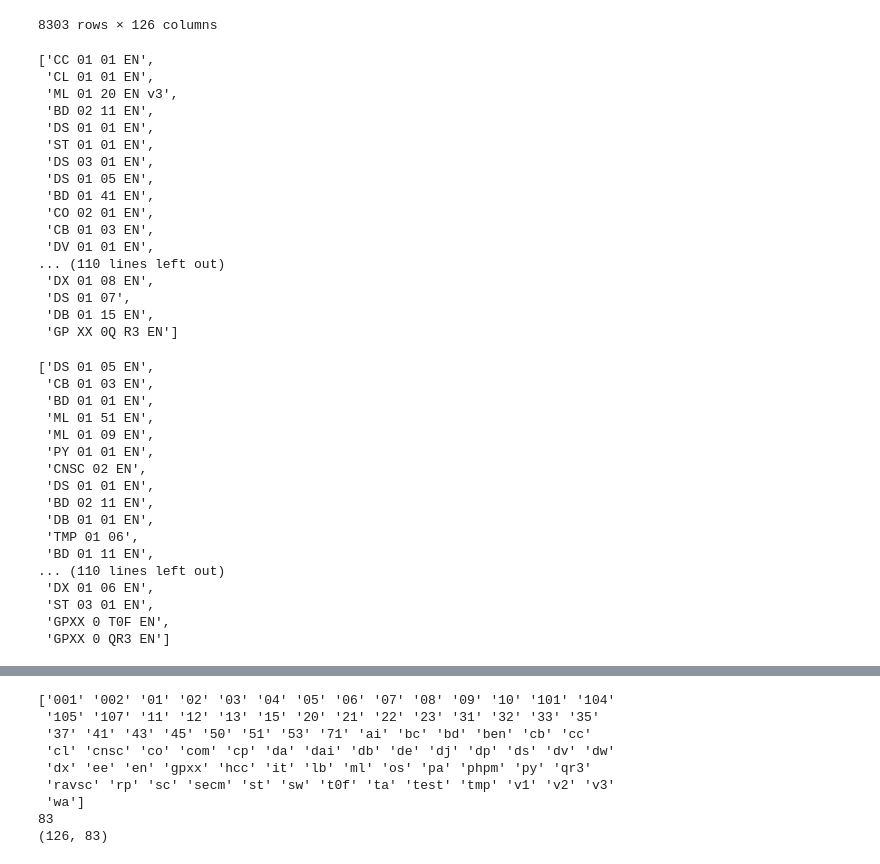
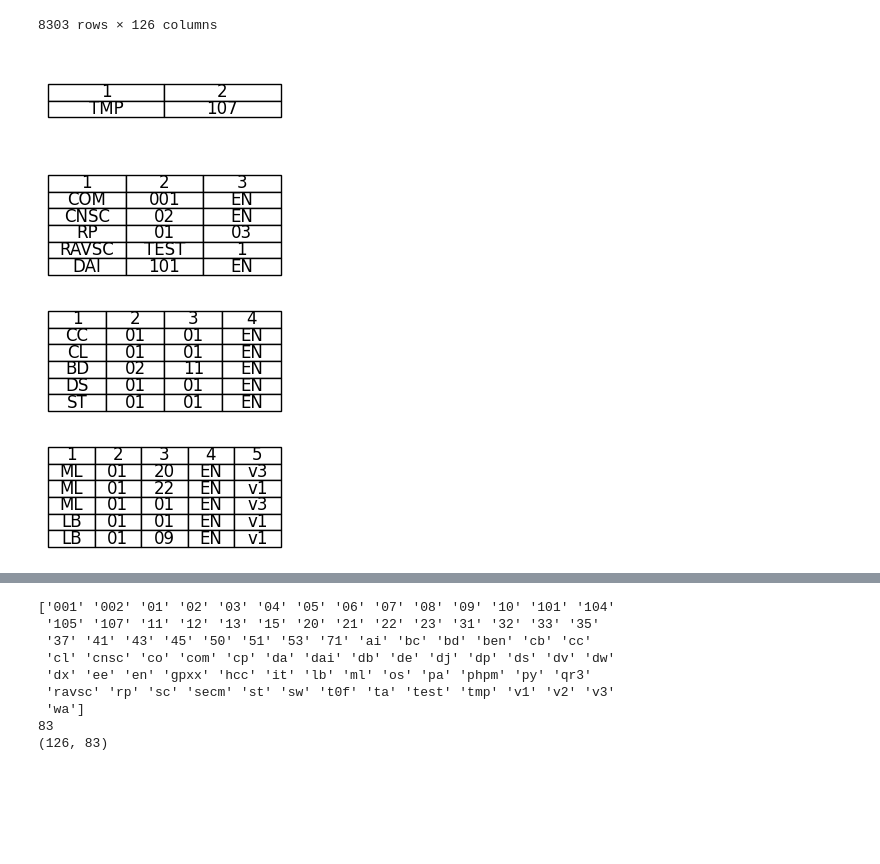
Before and after one commit to justHman/AIL, a Jupyter notebook: notebooks/experiments.ipynb, the cells around one changed output, grey strips where cells are left out. Drawn from its saved outputs; the diff is of its cells as text; code cells hidden in the pictures; blank space fills up the shorter version.

```diff
--- a/notebooks/experiments.ipynb
+++ b/notebooks/experiments.ipynb
@@ -112,32 +112,6 @@ user_item_matrix[user_item_matrix['DA0101EN'] == 3]
 | 2100731 | 0.0 | 0.0 | 0.0 | 0.0 | 0.0 | 0.0 | 0.0 | 0.0 | 0.0 | 0.0 | ... |
 | 2101262 | 0.0 | 0.0 | 0.0 | 0.0 | 0.0 | 0.0 | 0.0 | 0.0 | 0.0 | 0.0 | ... |
 8303 rows × 126 columns
-# %%
-items = df['item'].unique()
-rs = []
-for i in items:
-    result = [i[j:j+2] for j in range(0, len(i), 2)]
-    types = ' '.join(result)
-    rs.append(types)
-rs
-# %% [output]
-['CC 01 01 EN',
- 'CL 01 01 EN',
- 'ML 01 20 EN v3',
- 'BD 02 11 EN',
- 'DS 01 01 EN',
- 'ST 01 01 EN',
- 'DS 03 01 EN',
- 'DS 01 05 EN',
- 'BD 01 41 EN',
- 'CO 02 01 EN',
- 'CB 01 03 EN',
- 'DV 01 01 EN',
-... (110 lines left out)
- 'DX 01 08 EN',
- 'DS 01 07',
- 'DB 01 15 EN',
- 'GP XX 0Q R3 EN']
 # %%
 import re
 
@@ -168,24 +144,31 @@ def split_code(item):
 # %%
-rs = df['item'].unique().tolist()
-for i, item in enumerate(rs):
-    rs[i] = split_code(item)
+for poc in [2, 3, 4, 5]:
+    items = df['item'].unique().tolist()
+    n = poc
+    columns = [str(i + 1) for i in range(n)]
+    rs = []
+    for i, item in enumerate(items):
+        processed_item = split_code(item)
+        component = processed_item.split(' ')
+        if len(component) == n:
+            rs.append(component)
+
+    df_rs = pd.DataFrame(rs, columns=columns).head(5)
+    fig, ax = plt.subplots(figsize=(3, 1))  # chỉnh kích thước hình
+    ax.axis('tight')
+    ax.axis('off')
+    table = ax.table(cellText=df_rs.values,
+                    colLabels=df_rs.columns,
+                    loc='center',
+                    cellLoc='center')
+
+    # 🎨 Tuỳ chỉnh font, màu nếu muốn
+    table.auto_set_font_size(False)
+    table.set_fontsize(12)
+
+    plt.savefig(f"my_table_{poc}.png", bbox_inches='tight')
+# %% [output]
+[figure, added]
+[figure, added]
+[figure, added]
+[figure, added]
-# %%
-rs
-# %% [output]
-['DS 01 05 EN',
- 'CB 01 03 EN',
- 'BD 01 01 EN',
- 'ML 01 51 EN',
- 'ML 01 09 EN',
- 'PY 01 01 EN',
- 'CNSC 02 EN',
- 'DS 01 01 EN',
- 'BD 02 11 EN',
- 'DB 01 01 EN',
- 'TMP 01 06',
- 'BD 01 11 EN',
-... (110 lines left out)
- 'DX 01 06 EN',
- 'ST 03 01 EN',
- 'GPXX 0 T0F EN',
- 'GPXX 0 QR3 EN']
```
Also changed, not shown: parts of 3 cells of this notebook, 7 other files.
